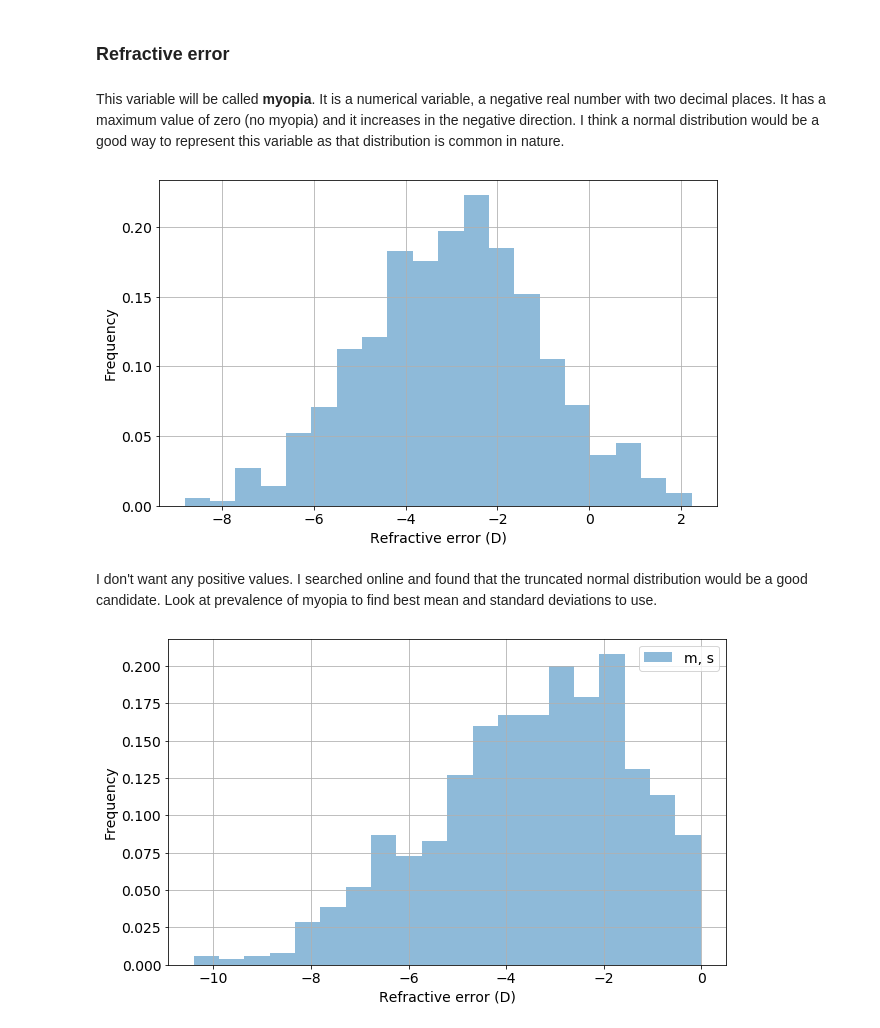
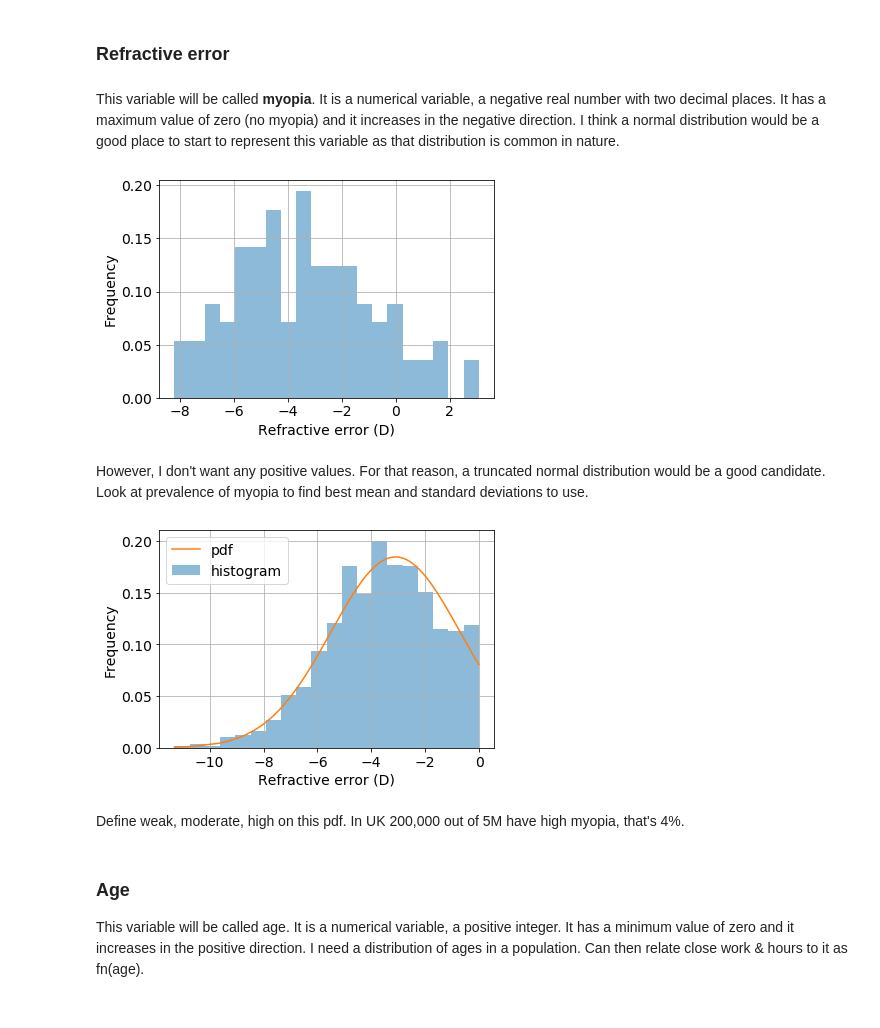
Before and after one commit to elizabethdaly/simulating-data, a Jupyter notebook: eyesight.ipynb, the cells around one changed output. Cells and saved outputs as stored; diff of their text form; code cells hidden in the pictures.

```diff
--- a/eyesight.ipynb
+++ b/eyesight.ipynb
@@ -17,7 +17,7 @@ import matplotlib.image as mpimg
 Set plot preferences
 # %%
 # This just sets the default plot size to be bigger.
-plt.rcParams['figure.figsize'] = (10, 6)
+plt.rcParams['figure.figsize'] = (6, 4) #10,6
 # Set font size for axes labels etc.
 plt.rcParams['font.size'] = (14)
 
@@ -105,7 +105,7 @@ It's interesting to note that her dad has myopia, as do all of his siblings. In
 ## 4. Variables
 # %%
 # number of samples/observations in the data set
-n = 1000
+n = 100
 # %% [markdown]
 ### Genes
 # %% [markdown]
@@ -135,38 +135,48 @@ This genetic predisposition will have some influence on how much myopia each per
 # %% [markdown]
 ### Refractive error
 # %% [markdown]
-This variable will be called **myopia**. It is a numerical variable, a negative real number with two decimal places. It has a maximum value of zero (no myopia) and it increases in the negative direction. I think a normal distribution would be a good way to represent this variable as that distribution is common in nature.
+This variable will be called **myopia**. It is a numerical variable, a negative real number with two decimal places. It has a maximum value of zero (no myopia) and it increases in the negative direction. I think a normal distribution would be a good place to start to represent this variable as that distribution is common in nature.
 # %%
 # Model refractive error with a normal distribution first.
-m, s = -3, 2
-n1 = np.random.normal(m, s, 1000)
-plt.hist(n1, bins=20, density=True, alpha=0.5, label='$\mu=10, \sigma=1$')
+m, s = -3.1, 2.4
+n1 = np.random.normal(m, s, n)
+
+plt.hist(n1, bins=20, density=True, alpha=0.5)
 plt.xlabel("Refractive error (D)")
 plt.ylabel("Frequency")
 plt.grid()
 # %% [output]
-[figure, old version]
+[figure, new version]
 # %% [markdown]
-I don't want any positive values. I searched online and found that the truncated normal distribution would be a good candidate.
+However, I don't want any positive values. For that reason, a truncated normal distribution would be a good candidate.
 Look at prevalence  of myopia to find best mean and standard deviations to use.
 # %%
 # Modified from:
 # https://stackoverflow.com/questions/18441779/how-to-specify-upper-and-lower-limits-when-using-numpy-random-normal
 
-m, s = -3.1, 2.4
-lower, upper = -15, 0
+# mean, std
+mu, sigma = -3.1, 2.4
+lower, upper = -12, 0
 
 #instantiate an object X using the above four parameters,
-X = stats.truncnorm((lower - m) / s, (upper - m) / s, loc = m, scale = s)
+X = stats.truncnorm((lower - mu) / sigma, (upper - mu) / sigma, loc=mu, scale=sigma)
 
-# Need PDF for this dist.
+#generate 1000 sample data
+samples = X.rvs(1000)
 
-#generate sample data
-samples = X.rvs(n)
-plt.hist(samples, bins= 20, density=True, alpha=0.5, label='m, s')
+#compute the PDF of the sample data
+pdf_probs = stats.truncnorm.pdf(samples, (lower-mu)/sigma, (upper-mu)/sigma, mu, sigma)
+
+plt.hist(samples, bins= 20, density=True, alpha=0.5, label='histogram')
+plt.plot(samples[samples.argsort()], pdf_probs[samples.argsort()], label='pdf')
 plt.xlabel("Refractive error (D)")
 plt.ylabel("Frequency")
 plt.legend()
 plt.grid()
 # %% [output]
-[figure, old version]
+[figure, new version]
+# %% [markdown]
+Define weak, moderate, high on this pdf. In UK 200,000 out of 5M have high myopia, that's 4%.
+# %% [markdown]
+### Age
+This variable will be called age. It is a numerical variable, a positive integer. It has a minimum value of zero and it increases in the positive direction. I need a distribution of ages in a population. Can then relate close work & hours to it as fn(age).
```
Also changed, not shown: parts of 2 cells of this notebook.
